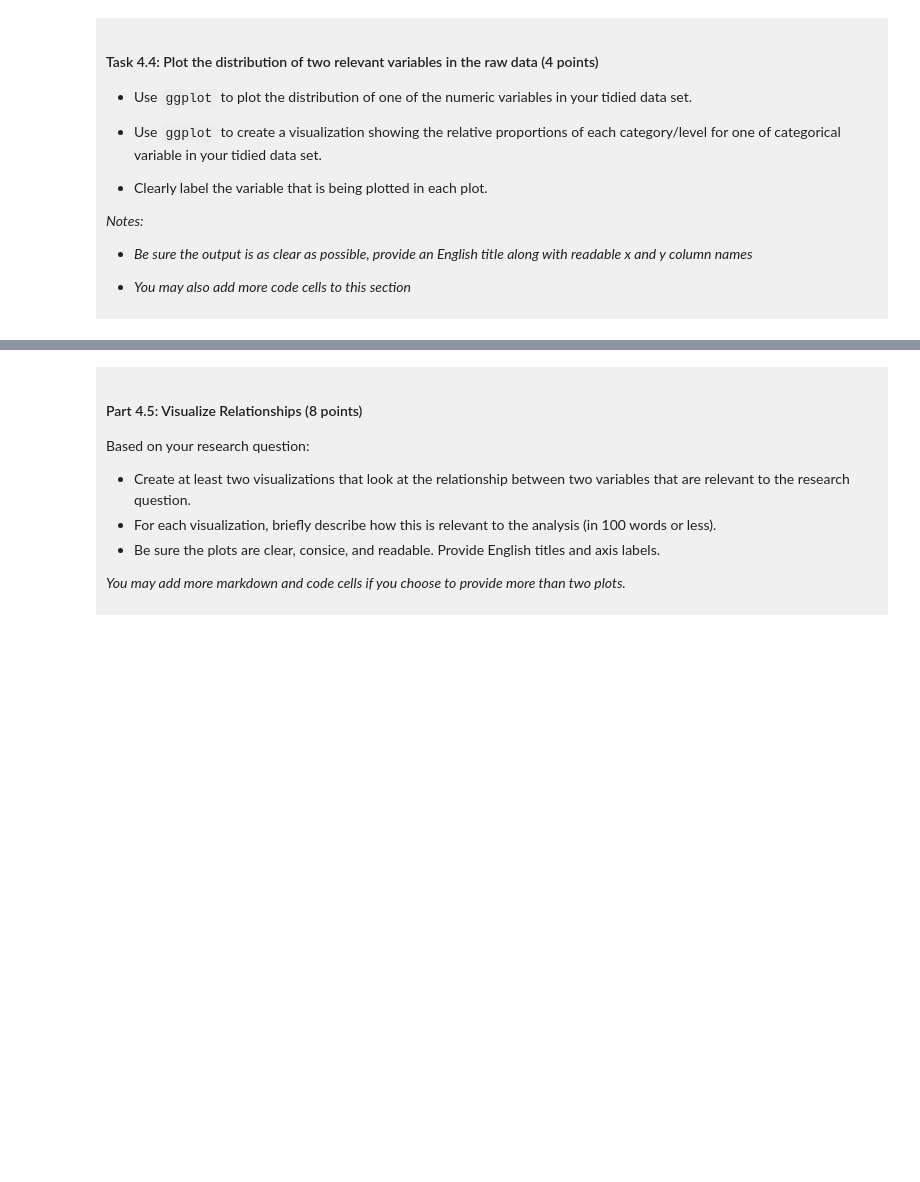
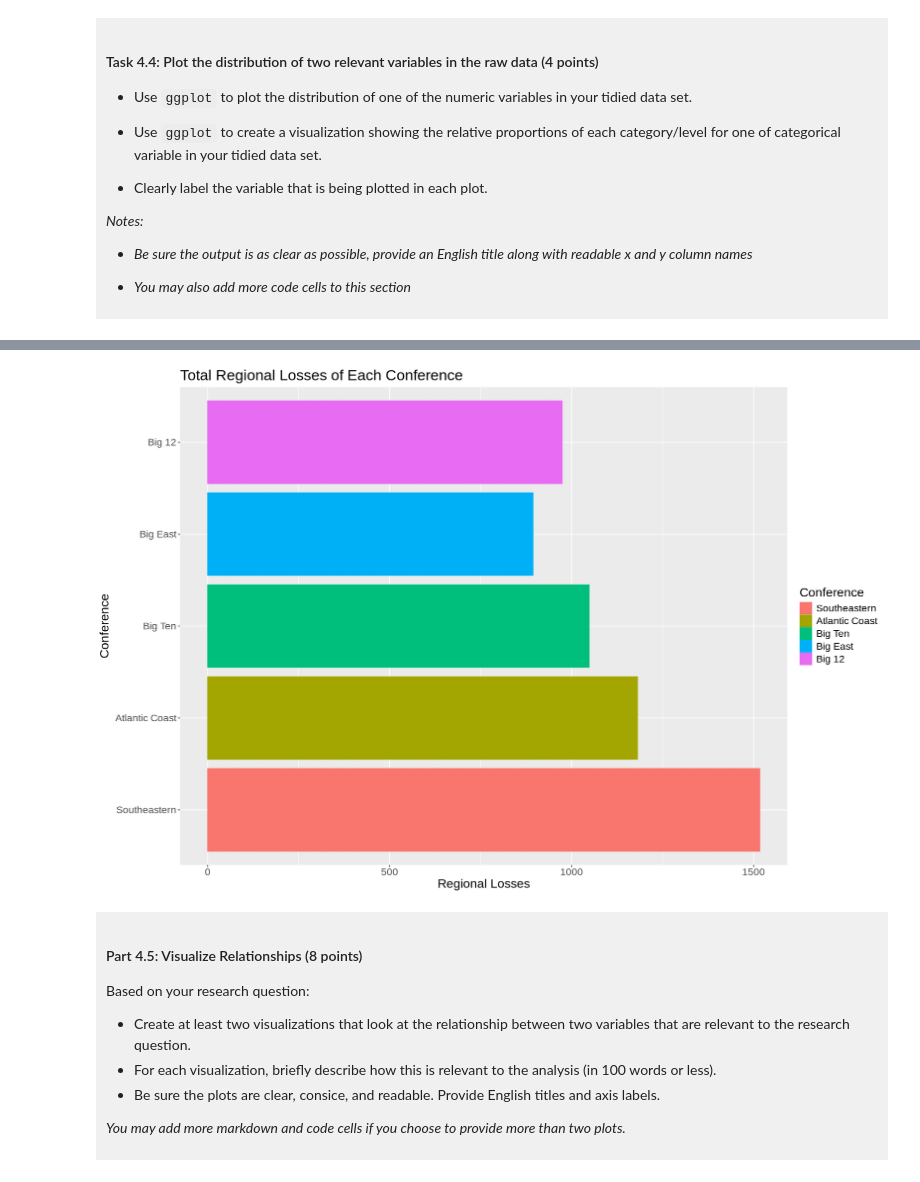
Before and after one commit to abbietwy/dsci-100-project-abbie-tong, a Jupyter notebook: dsci-100-project-notebook.ipynb, the cells around one changed output, grey strips where cells are left out. Cells and saved outputs as stored; diff of their text form; code cells hidden in the pictures; blank space fills up the shorter version.

```diff
--- a/dsci-100-project-notebook.ipynb
+++ b/dsci-100-project-notebook.ipynb
@@ -304,5 +359,21 @@ You will refine your research question (if needed) and produce a tidy data set.
 # %%
-### EDIT THIS CODE CELL FOR PLOT 2 ###
+options(repr.plot.width = 15, repr.plot.height = 10)
+
+basketball_plot_2 <- basketball_tidy |>
+    ggplot(aes(x = reg_losses,
+               y = conference,
+               fill = conference,
+               color = conference)) +
+        geom_bar(stat = "identity") +
+        labs(x = "Regional Losses",
+             y = "Conference",
+             fill = "Conference",
+             color = "Conference",
+             title = "Total Regional Losses of Each Conference", ) +
+        theme(text = element_text(size = 17))
+basketball_plot_2
+# %% [output]
+[figure, added]
 # %% [markdown]
 <div style="background-color: #f0f0f0; padding: 10px;">
 
```
Also changed, not shown: parts of 11 cells of this notebook.
